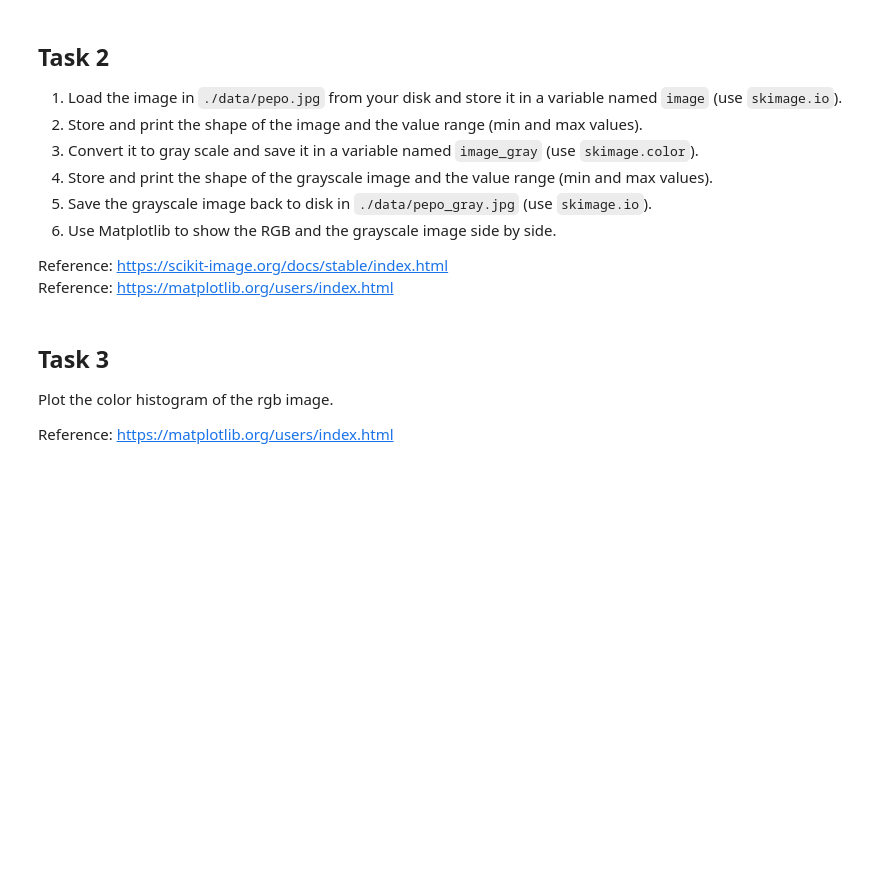
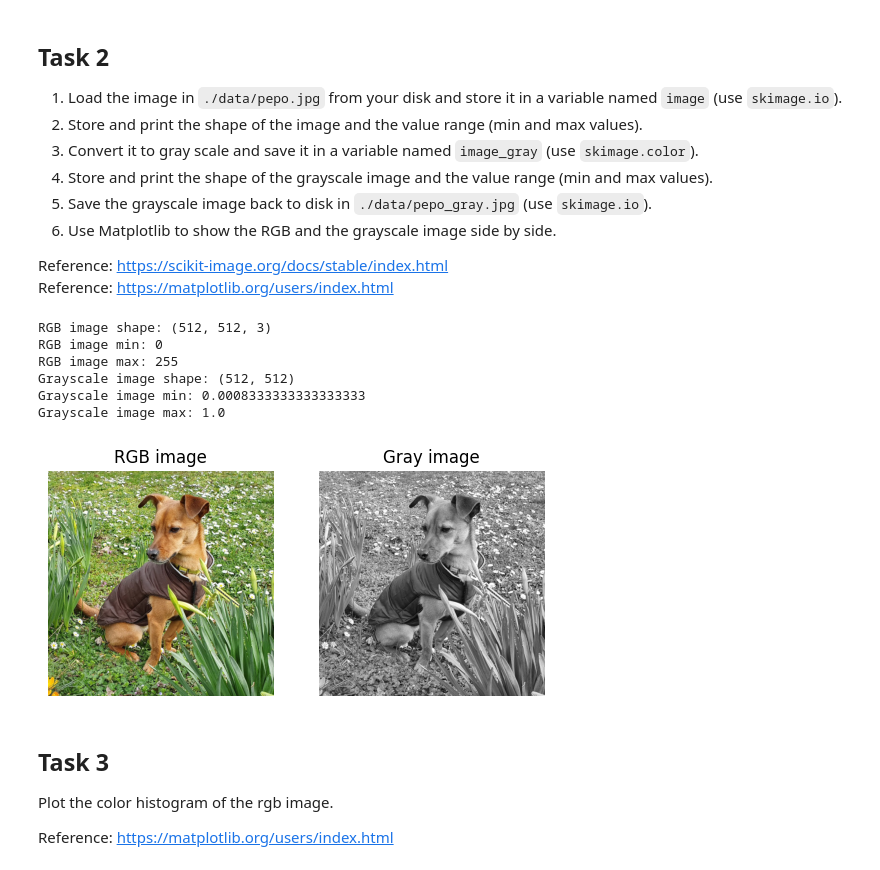
Before and after one commit to binyamolango/3dcv-students, a Jupyter notebook: 1.0-tl-scientific-python.ipynb, the cells around one changed output. Cells and saved outputs as stored; diff of their text form; code cells hidden in the pictures; blank space fills up the shorter version.

Commit message:
Add image plotting

```diff
--- a/1.0-tl-scientific-python.ipynb
+++ b/1.0-tl-scientific-python.ipynb
@@ -119,27 +119,57 @@ Reference: https://scikit-image.org/docs/stable/index.html
 Reference: https://matplotlib.org/users/index.html
 # %%
 # TODO: 1. Load the image in ./data/pepo.jpg from your disk and store it in a variable named image
-image =
+image = skimage.io.imread("./data/pepo.jpg")
 
 # TODO: 2. Store and print the shape of the image and the value range (min and max values)
-
+rgb_image_shape = image.shape
+rgb_min = image.min()
+rgb_max = image.max()
 print(f'RGB image shape: {rgb_image_shape}')
 print(f'RGB image min: {rgb_min}')
 print(f'RGB image max: {rgb_max}')
 
 # TODO: 3. Convert it to gray scale and save it in a variable named image_gray
-image_gray =
+image_gray = skimage.color.rgb2gray(image)
 
 # TODO: 4. Store and print the shape of the grayscale image and the value range (min and max values)
+grayscale_image_shape = image_gray.shape
+grayscale_min = image_gray.min()
+grayscale_max = image_gray.max()
 
 print(f'Grayscale image shape: {grayscale_image_shape}')
 print(f'Grayscale image min: {grayscale_min}')
 print(f'Grayscale image max: {grayscale_max}')
 
 # TODO: 5. Save the grayscale image back to disk in ./data/pepo_gray.jpg
+from skimage import img_as_ubyte
+image_gray_uint8 = img_as_ubyte(image_gray)
+skimage.io.imsave("./data/pepo_gray.jpg", image_gray_uint8)
+# %% [output]
+RGB image shape: (512, 512, 3)
+RGB image min: 0
+RGB image max: 255
+Grayscale image shape: (512, 512)
+Grayscale image min: 0.0008333333333333333
+Grayscale image max: 1.0
 # %%
 # TODO: 6. Use Matplotlib to show the RGB and the grayscale image side by side.
 # Make sure that the gray image is displayed in gray.
+fig, axs = plt.subplots(1, 2)
+
+# for the RGB image
+axs[0].imshow(image)
+axs[0].set_title("RGB image")
+axs[0].axis("off")
+
+# for the gray image
+axs[1].imshow(image_gray, cmap="gray")
+axs[1].set_title("Gray image")
+axs[1].axis("off")
+
+plt.show()
+# %% [output]
+[figure, added]
 # %% [markdown]
 ## Task 3
 
```
Also changed, not shown: 1 other file.
